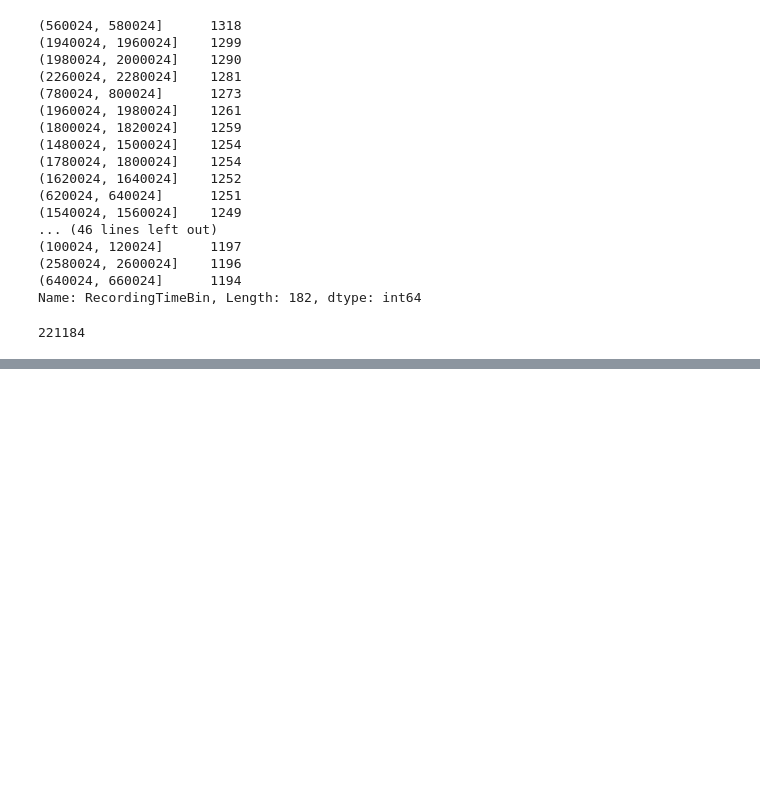
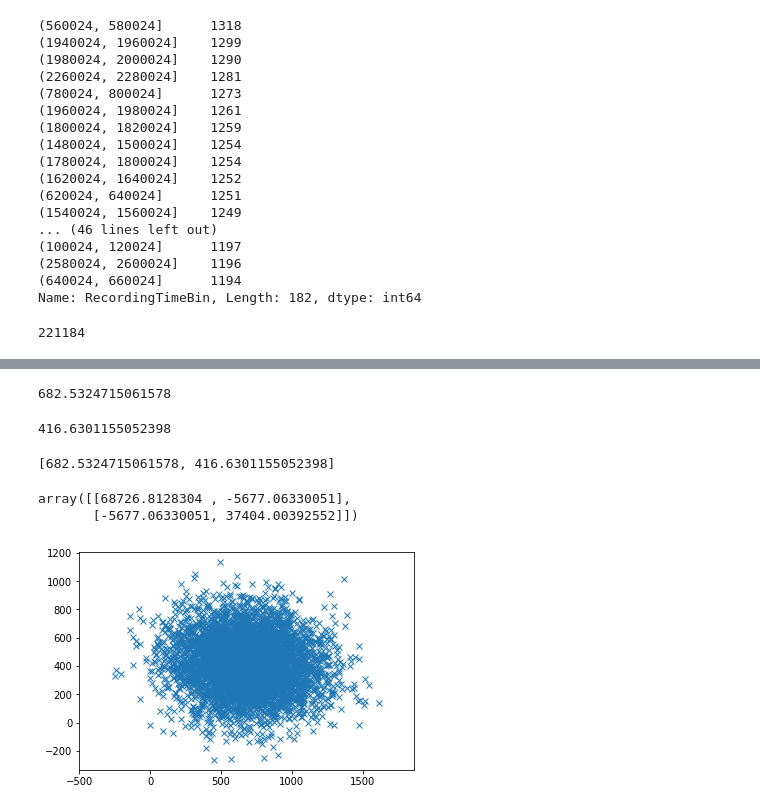
Before and after one commit to GazeProject05/PythonCode, a Jupyter notebook: Code/Gaze project.ipynb, the cells around one changed output, grey strips where cells are left out. Cells and saved outputs as stored; diff of their text form; code cells hidden in the pictures; blank space fills up the shorter version.

```diff
--- a/Code/Gaze project.ipynb
+++ b/Code/Gaze project.ipynb
@@ -282,0 +269,32 @@ Categories (182, interval[int64]): [(24, 20024] < (20024, 40024] < (40024, 60024
+# %%
+meanx = studiodf['FixationPointX (MCSpx)'].mean()
+meanx
+# %% [output]
+682.5324715061578
+# %%
+meany = studiodf['FixationPointY (MCSpx)'].mean()
+meany
+# %% [output]
+416.6301155052398
+# %%
+meanVector = [meanx,meany]
+meanVector
+# %% [output]
+[682.5324715061578, 416.6301155052398]
+# %%
+fixX = studiodf['FixationPointX (MCSpx)'].fillna(method = 'ffill')
+fixY = studiodf['FixationPointY (MCSpx)'].fillna(method = 'ffill')
+# %%
+covMat = np.cov((fixX,fixY))
+covMat
+# %% [output]
+array([[68726.8128304 , -5677.06330051],
+       [-5677.06330051, 37404.00392552]])
+# %%
+import matplotlib.pyplot as plt
+x, y = np.random.multivariate_normal(meanVector, covMat, 5000).T
+plt.plot(x, y, 'x')
+plt.axis('equal')
+plt.show()
+# %% [output]
+[figure, added]
```
Also changed, not shown: parts of 13 cells of this notebook.
